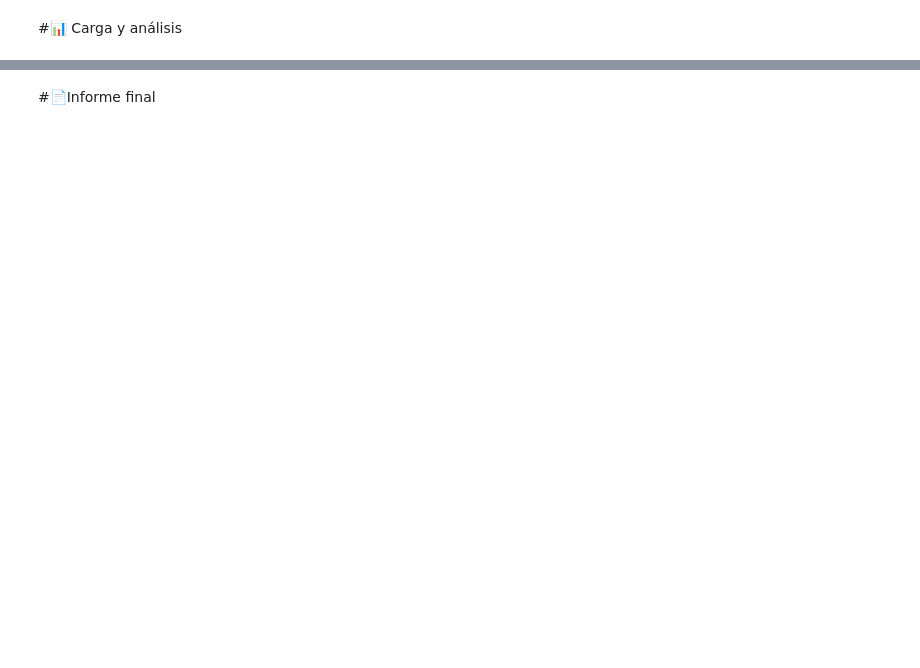
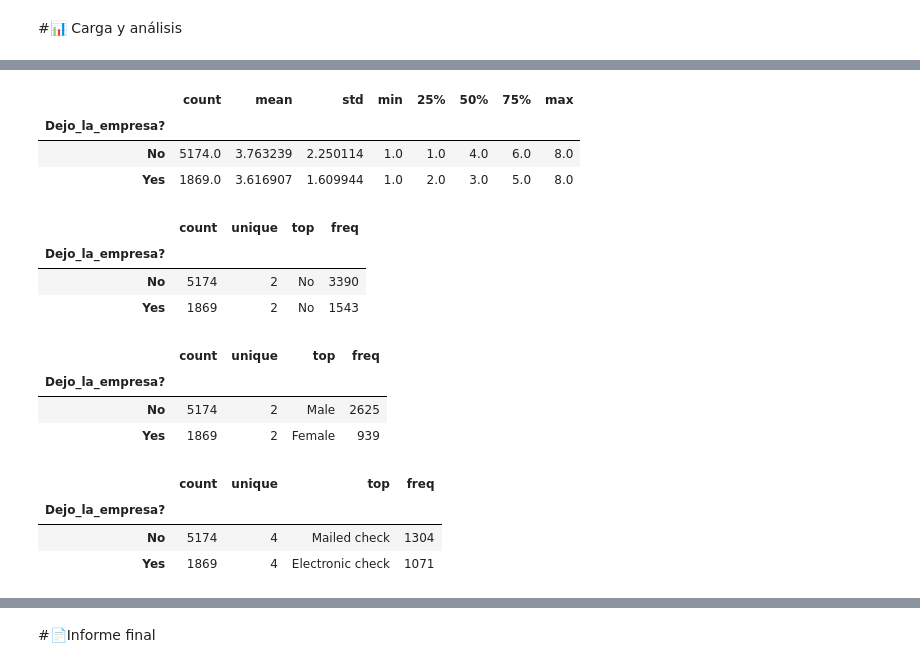
Before and after one commit to FeloCR12/Challenge_Telecom_X, a Jupyter notebook: TelecomX_LATAM.ipynb, the cells around one changed output, grey strips where cells are left out. Drawn from its saved outputs; the diff is of its cells as text; code cells hidden in the pictures; blank space fills up the shorter version.

```diff
--- a/TelecomX_LATAM.ipynb
+++ b/TelecomX_LATAM.ipynb
@@ -204,0 +410,36 @@ df_normalizado
+# %%
+# relación entre cantidad de servicios y abandono
+
+df_normalizado.groupby('Dejo_la_empresa?')['Total_suscripciones'].describe()
+# %% [output]
+|  | count | mean | std | min | 25% | 50% | 75% | max |
+| Dejo_la_empresa? |  |  |  |  |  |  |  |  |
+| No | 5174.0 | 3.763239 | 2.250114 | 1.0 | 1.0 | 4.0 | 6.0 | 8.0 |
+| Yes | 1869.0 | 3.616907 | 1.609944 | 1.0 | 2.0 | 3.0 | 5.0 | 8.0 |
+# %%
+# relación entre dependiente y abandono
+
+df_normalizado.groupby('Dejo_la_empresa?')['Tiene_Dependientes'].describe()
+# %% [output]
+|  | count | unique | top | freq |
+| Dejo_la_empresa? |  |  |  |  |
+| No | 5174 | 2 | No | 3390 |
+| Yes | 1869 | 2 | No | 1543 |
+# %%
+# relación entre genero y abandono
+
+df_normalizado.groupby('Dejo_la_empresa?')['Genero'].describe()
+# %% [output]
+|  | count | unique | top | freq |
+| Dejo_la_empresa? |  |  |  |  |
+| No | 5174 | 2 | Male | 2625 |
+| Yes | 1869 | 2 | Female | 939 |
+# %%
+# relación entre metodo de pago y abandono
+
+df_normalizado.groupby('Dejo_la_empresa?')['PaymentMethod'].describe()
+# %% [output]
+|  | count | unique | top | freq |
+| Dejo_la_empresa? |  |  |  |  |
+| No | 5174 | 4 | Mailed check | 1304 |
+| Yes | 1869 | 4 | Electronic check | 1071 |
```
Also changed, not shown: parts of 23 cells of this notebook.
